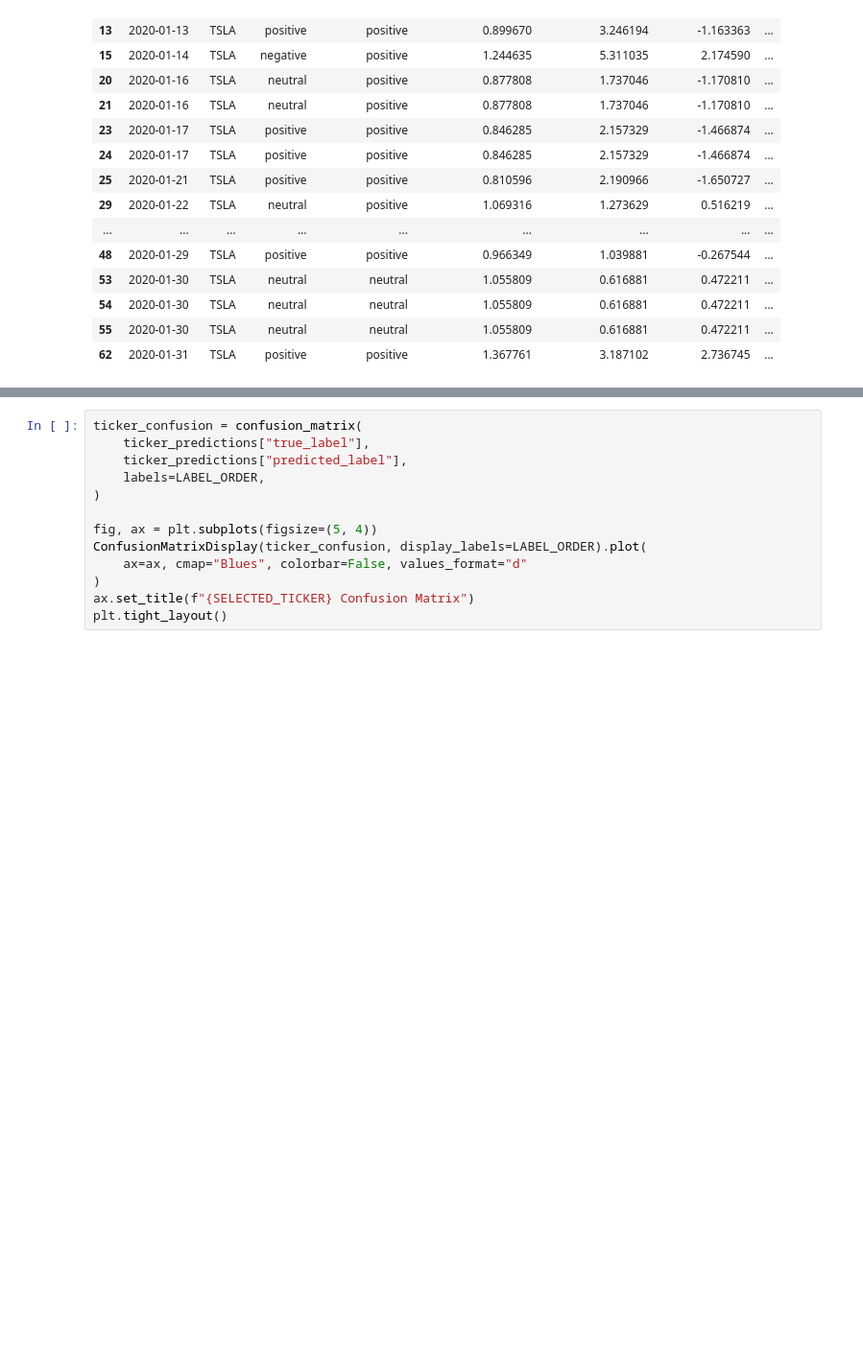
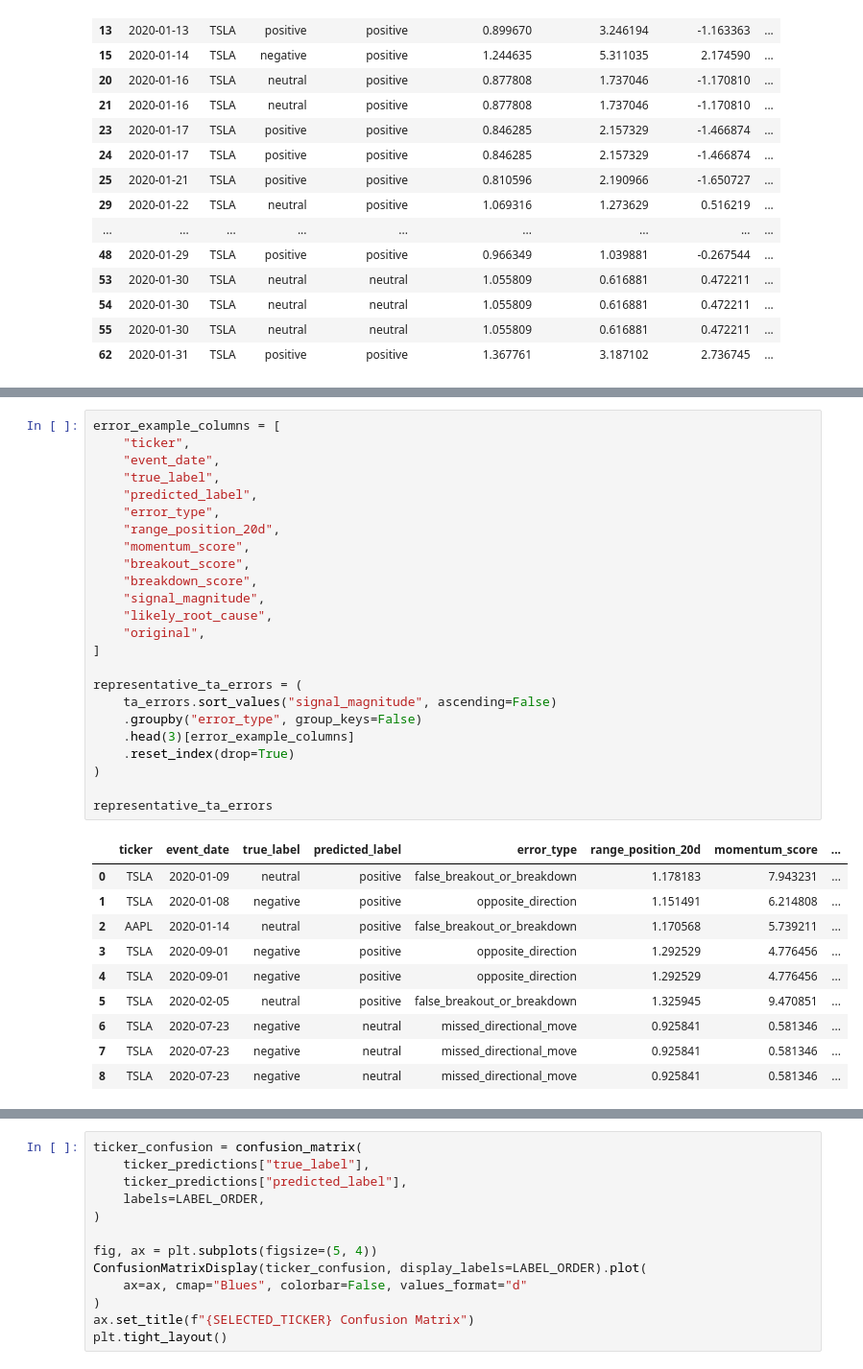
Before and after one commit to duke-aipi-Han/aipi540-marketmood, a Jupyter notebook: notebooks/03_baseline_analysis.ipynb, the cells around one changed output, grey strips where cells are left out. Shown at 96% size. Saved outputs shown, nothing was run; the diff lists cells and outputs as text; blank space fills up the shorter version.

```diff
--- a/notebooks/03_baseline_analysis.ipynb
+++ b/notebooks/03_baseline_analysis.ipynb
@@ -328,0 +377,35 @@ ticker_predictions.sort_values("event_date")[example_columns].head(20)
+# %%
+error_example_columns = [
+    "ticker",
+    "event_date",
+    "true_label",
+    "predicted_label",
+    "error_type",
+    "range_position_20d",
+    "momentum_score",
+    "breakout_score",
+    "breakdown_score",
+    "signal_magnitude",
+    "likely_root_cause",
+    "original",
+]
+
+representative_ta_errors = (
+    ta_errors.sort_values("signal_magnitude", ascending=False)
+    .groupby("error_type", group_keys=False)
+    .head(3)[error_example_columns]
+    .reset_index(drop=True)
+)
+
+representative_ta_errors
+# %% [output]
+|  | ticker | event_date | true_label | predicted_label | error_type | range_position_20d | momentum_score | ... |
+| 0 | TSLA | 2020-01-09 | neutral | positive | false_breakout_or_breakdown | 1.178183 | 7.943231 | ... |
+| 1 | TSLA | 2020-01-08 | negative | positive | opposite_direction | 1.151491 | 6.214808 | ... |
+| 2 | AAPL | 2020-01-14 | neutral | positive | false_breakout_or_breakdown | 1.170568 | 5.739211 | ... |
+| 3 | TSLA | 2020-09-01 | negative | positive | opposite_direction | 1.292529 | 4.776456 | ... |
+| 4 | TSLA | 2020-09-01 | negative | positive | opposite_direction | 1.292529 | 4.776456 | ... |
+| 5 | TSLA | 2020-02-05 | neutral | positive | false_breakout_or_breakdown | 1.325945 | 9.470851 | ... |
+| 6 | TSLA | 2020-07-23 | negative | neutral | missed_directional_move | 0.925841 | 0.581346 | ... |
+| 7 | TSLA | 2020-07-23 | negative | neutral | missed_directional_move | 0.925841 | 0.581346 | ... |
+| 8 | TSLA | 2020-07-23 | negative | neutral | missed_directional_move | 0.925841 | 0.581346 | ... |
```
Also changed, not shown: parts of 3 cells of this notebook, 7 other files.
